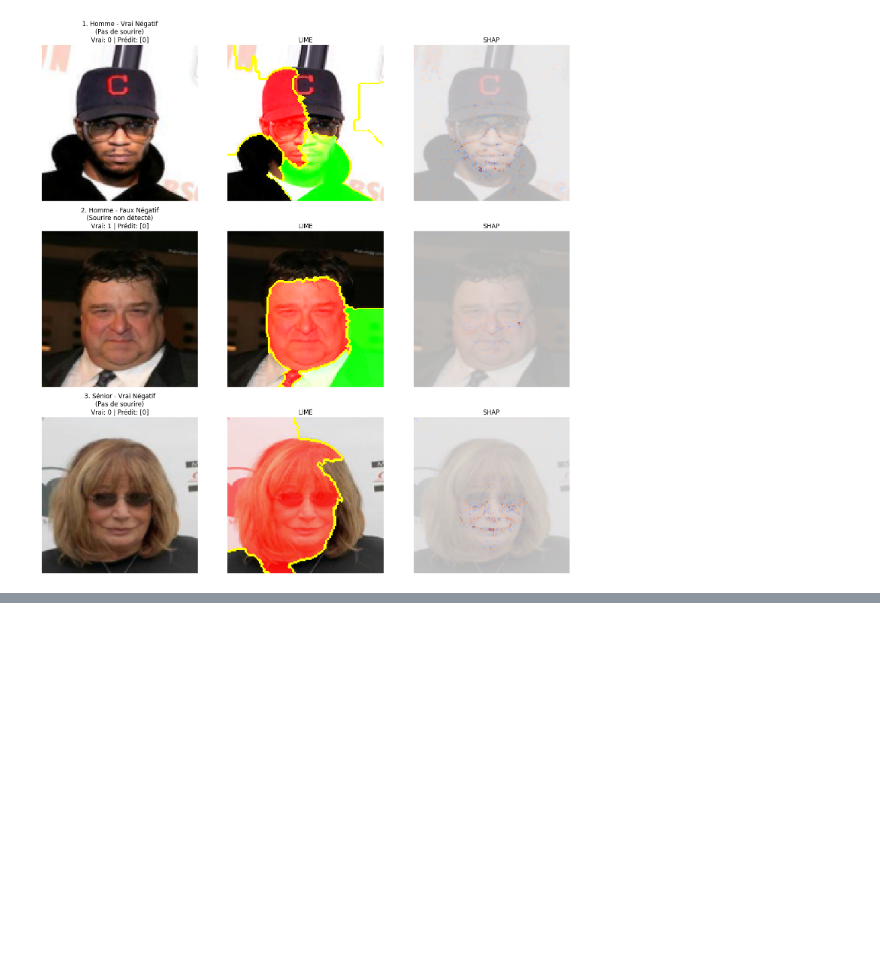
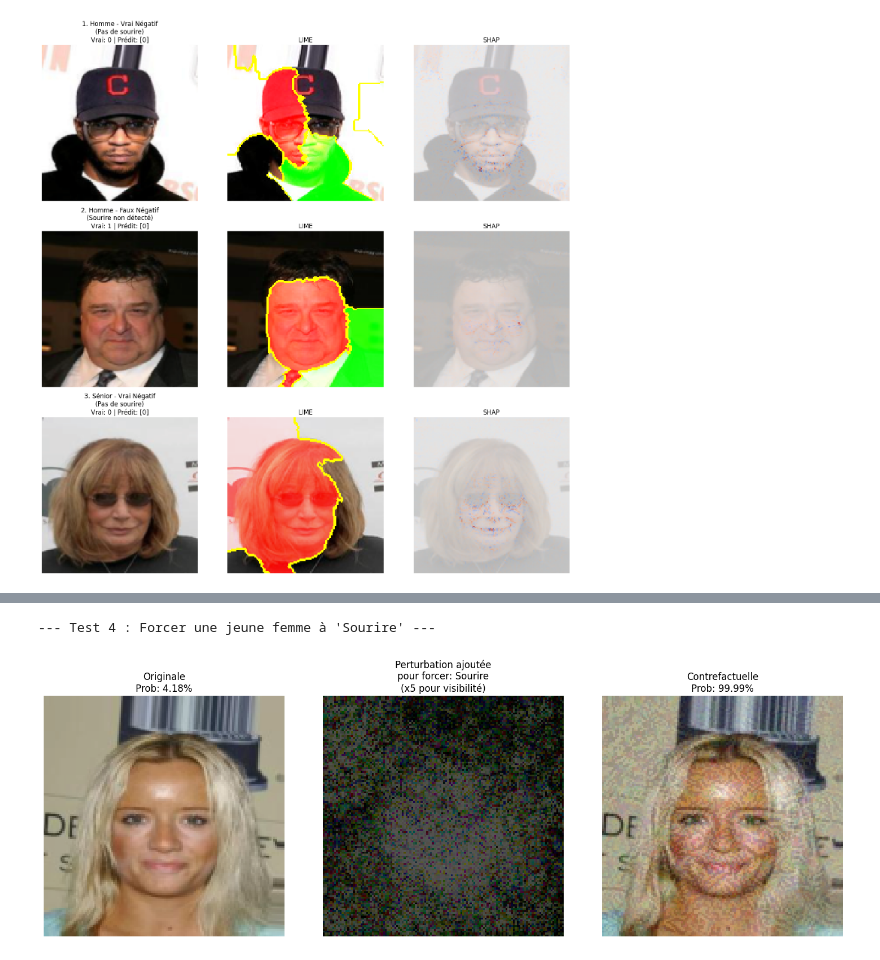
Before and after one commit to daphnemaschas/REXIA, a Jupyter notebook: notebooks/02_analyse_des_données_images.ipynb, the cells around one changed output, grey strips where cells are left out. Saved outputs shown, nothing was run; the diff lists cells and outputs as text; code cells hidden in the pictures; blank space fills up the shorter version.

```diff
--- a/notebooks/02_analyse_des_données_images.ipynb
+++ b/notebooks/02_analyse_des_données_images.ipynb
@@ -807,0 +906,7 @@ plt.show()
+# %%
+idx_yf_nosmile = test_eval[(test_eval['Young'] == 1) & (test_eval['Male'] == 0) & (test_eval['Prediction'] == 0)].index[8]
+print("--- Test 4 : Forcer une jeune femme à 'Sourire' ---")
+generer_contrefactuel(idx_yf_nosmile, target_class=1.0)
+# %% [output]
+--- Test 4 : Forcer une jeune femme à 'Sourire' ---
+[figure, added]
```
Also changed, not shown: parts of 11 cells of this notebook.
